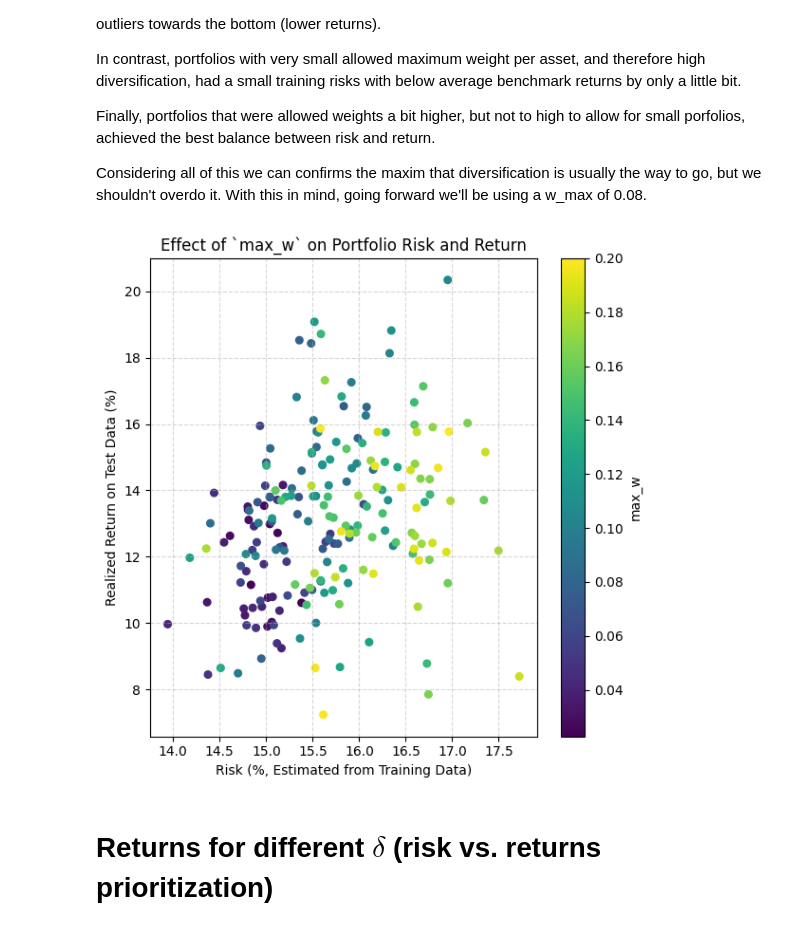
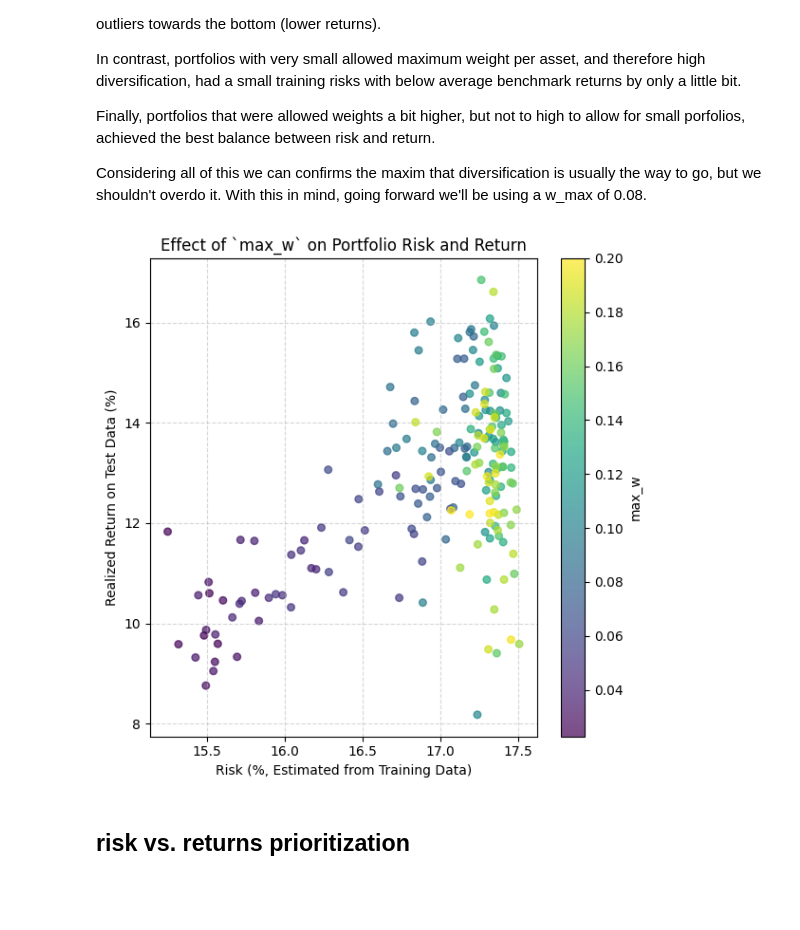
Before and after one commit to PanDomene/Evolutionary-Algorithm-for-Portfolio-Optimization, a Jupyter notebook: results/results.ipynb, the cells around one changed output. Drawn from its saved outputs; the diff is of its cells as text; code cells hidden in the pictures; blank space fills up the shorter version.

```diff
--- a/results/results.ipynb
+++ b/results/results.ipynb
@@ -8,7 +8,9 @@ import seaborn as sns
 np.random.seed(56)
 
 benchmark_return = 0.14
-benchmark_risk = 0.16
+benchmark_risk = 0.17
+
+max_training_risk = 0.16
 # %%
 data = eva.all_data
 
@@ -23,12 +25,14 @@ data = data.drop(columns=top_performers)
 split = int(0.7 * len(data))
 train_data = data[:split]
 test_data = data[split:]
+
+train_cov_matrix = train_data.pct_change().dropna().cov().values
 # %% [markdown]
 ## Preliminary EA test
 
 To start, we simply evolve a population over a few (100) generations using same set of assets as for the benchmarks notebook. For now, we restraint from performing any parameter tuning.
 # %%
-test = eva.EA(train_data, max_risk=benchmark_risk)
+test = eva.EA(train_data, max_risk=max_training_risk)
 test.run(100)
 best = test.best_chrom
 # %% [markdown]
@@ -138,14 +150,15 @@ risks = []
 # Loop over each max_w value
 for w in ws:
     # Initialize and run the EA on training data
-    ea = eva.EA(train_data, max_w=w)
-    ea.run(25)
+    ea = eva.EA(train_data, max_w=w, max_risk=max_training_risk)
+    ea.run(100)
 
     # Compute out-of-sample return (realized return on test set)
-    actual_return = 100 * ea.test_returns(test_data, ea.best_chrom)[0]
+    best = ea.best_chrom
+    actual_return = 100 * ea.test_returns(test_data, best)[0]
 
     # Compute in-sample risk using training covariance matrix
-    model_risk = 100 * ea.volatility(ea.best_chrom)
+    model_risk = 100 * np.sqrt(252 * best @ train_cov_matrix @ best)
 
     # Store both
     returns.append(actual_return)
@@ -161,20 +174,20 @@ Considering all of this we can confirms the maxim that diversification is usuall
 # %%
 # Plot risk-return points, colored by max_w
 fig, ax = plt.subplots(figsize=(6, 6))
-scatter = ax.scatter(risks, returns, c=ws, cmap='viridis', s=30)
+scatter = ax.scatter(risks, returns, c=ws, cmap='viridis', s=30, alpha=0.7)
 cbar = fig.colorbar(scatter, ax=ax)
 cbar.set_label('max_w')
 
 ax.set_title(r'Effect of `max_w` on Portfolio Risk and Return')
 ax.set_xlabel('Risk (%, Estimated from Training Data)')
 ax.set_ylabel('Realized Return on Test Data (%)')
 ax.grid(True, linestyle='--', alpha=0.5)
 
 plt.tight_layout()
 plt.savefig("max_w__effect.jpg")
 # %% [output]
-[figure, old version]
+[figure, new version]
 # %% [markdown]
-# Returns for different $\delta$ (risk vs. returns prioritization)
+## risk vs. returns prioritization
 # %%
 fig, ax = plt.subplots(1, 2, figsize=(7, 4))
```
Also changed, not shown: parts of 38 cells of this notebook, 16 other files.
